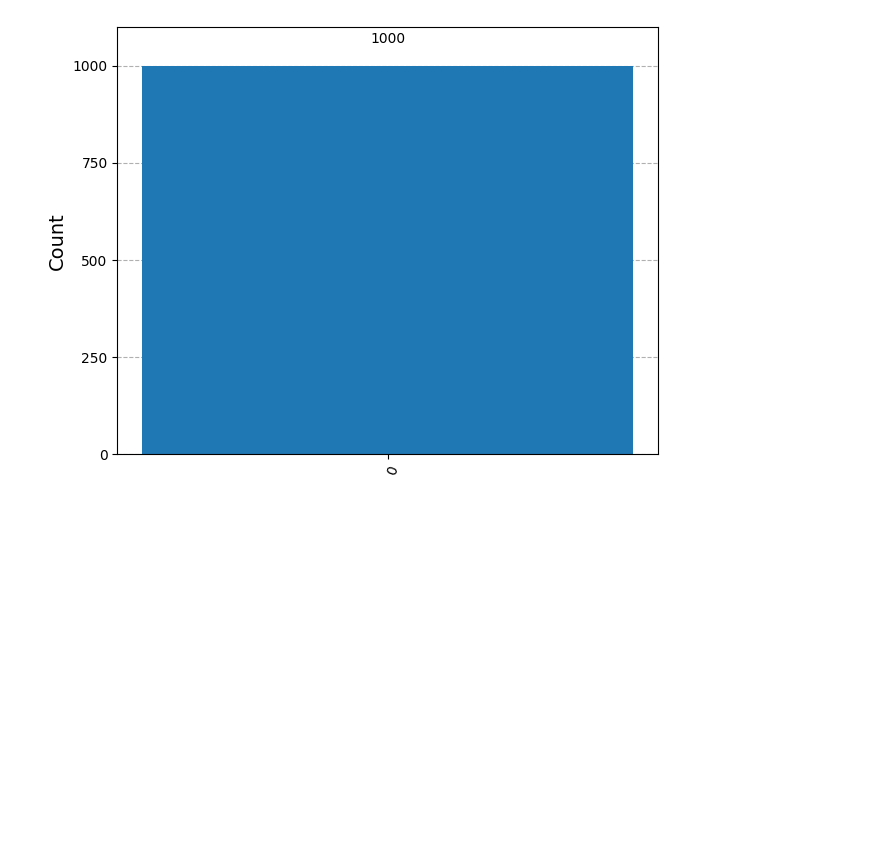
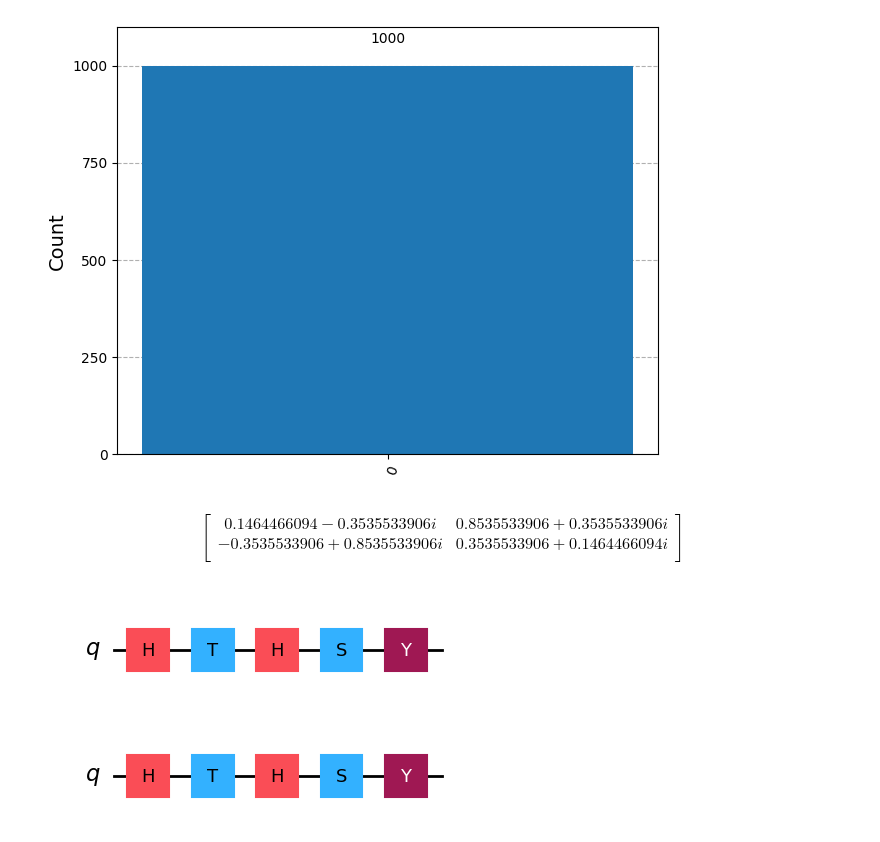
Before and after one commit to Znixz/haidezlair, a Jupyter notebook: Basic_Quantum_1.ipynb, the cells around one changed output. Cells and saved outputs as stored; diff of their text form; code cells hidden in the pictures; blank space fills up the shorter version.

```diff
--- a/Basic_Quantum_1.ipynb
+++ b/Basic_Quantum_1.ipynb
@@ -141,0 +140,25 @@ circuit = QuantumCircuit(1)
+# %%
+#A beautiful visualisation of the above operations
+
+circuit = QuantumCircuit(1)
+
+circuit.h(0)
+circuit.t(0)
+circuit.h(0)
+circuit.s(0)
+circuit.y(0)
+
+display(Operator.from_circuit(circuit).draw("latex"))
+display(circuit.draw(output="mpl"))
+# %% [output]
+$$
+\begin{bmatrix}
+0.1464466094 - 0.3535533906 i & 0.8535533906 + 0.3535533906 i  \\
+ -0.3535533906 + 0.8535533906 i & 0.3535533906 + 0.1464466094 i  \\
+ \end{bmatrix}
+$$
+[figure, added]
+# %%
+display(circuit.draw(output="mpl"))
+# %% [output]
+[figure, added]
```
Also changed, not shown: parts of 2 cells of this notebook.
